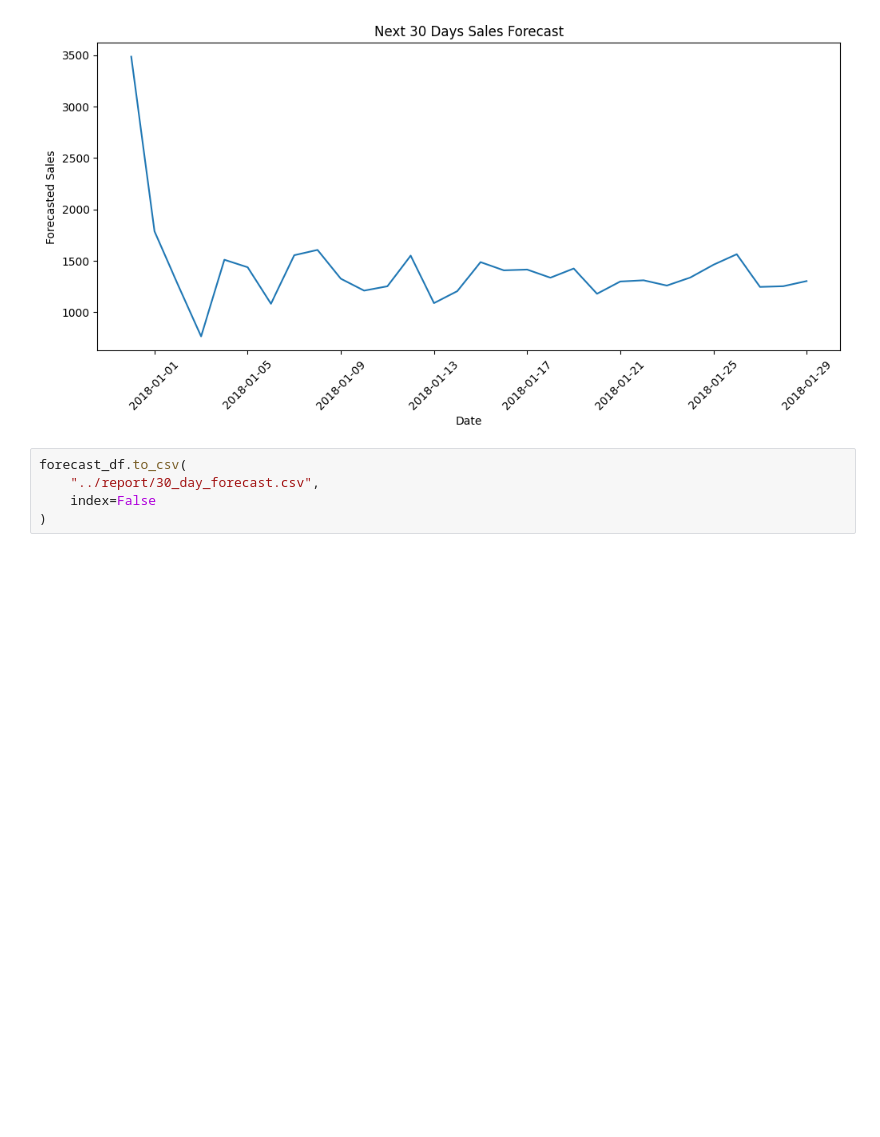
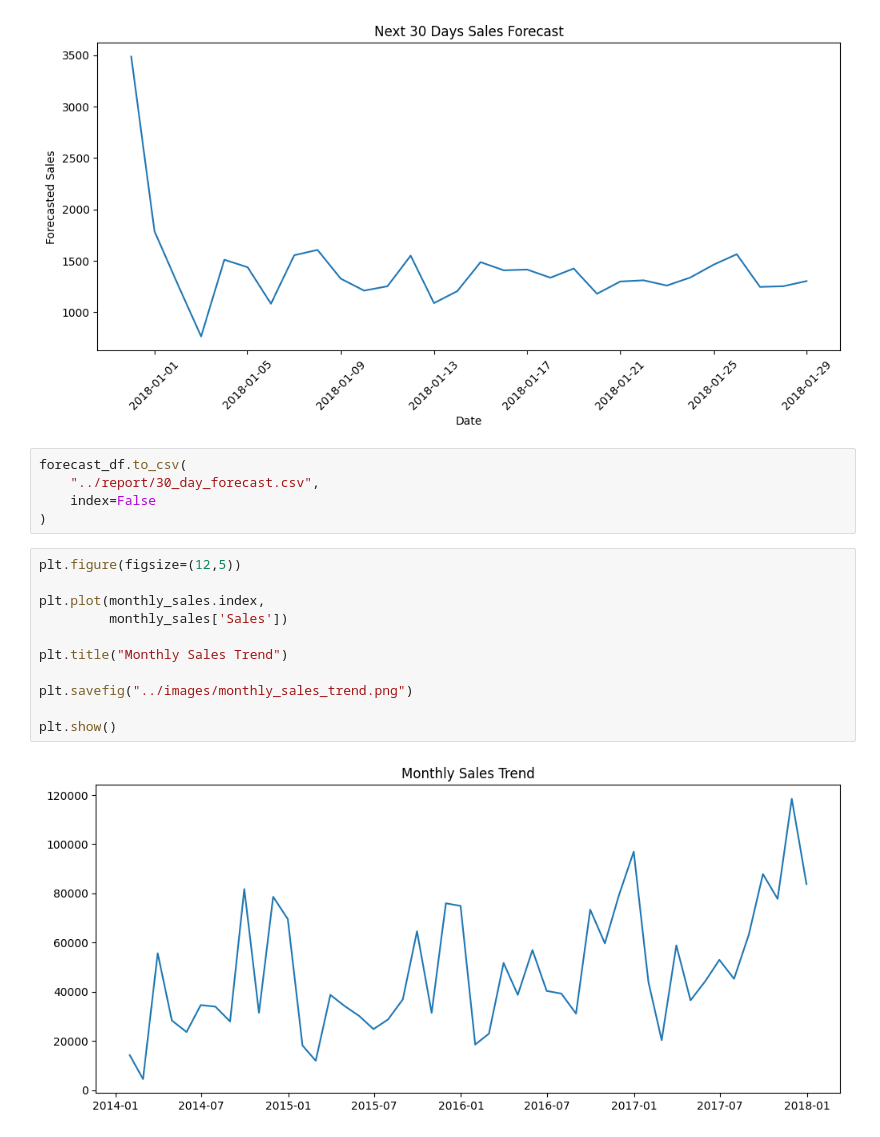
Before and after one commit to pranathi0104/FUTURE_ML_01, a Jupyter notebook: notebook/Sales_Forecasting.ipynb, the cells around one changed output. Drawn from its saved outputs; the diff is of its cells as text; blank space fills up the shorter version.

```diff
--- a/notebook/Sales_Forecasting.ipynb
+++ b/notebook/Sales_Forecasting.ipynb
@@ -518,3 +518,16 @@ forecast_df.to_csv(
     "../report/30_day_forecast.csv",
     index=False
 )
+# %%
+plt.figure(figsize=(12,5))
+
+plt.plot(monthly_sales.index,
+         monthly_sales['Sales'])
+
+plt.title("Monthly Sales Trend")
+
+plt.savefig("../images/monthly_sales_trend.png")
+
+plt.show()
+# %% [output]
+[figure, added]
```
Also changed, not shown: parts of 2 cells of this notebook, 8 other files.
